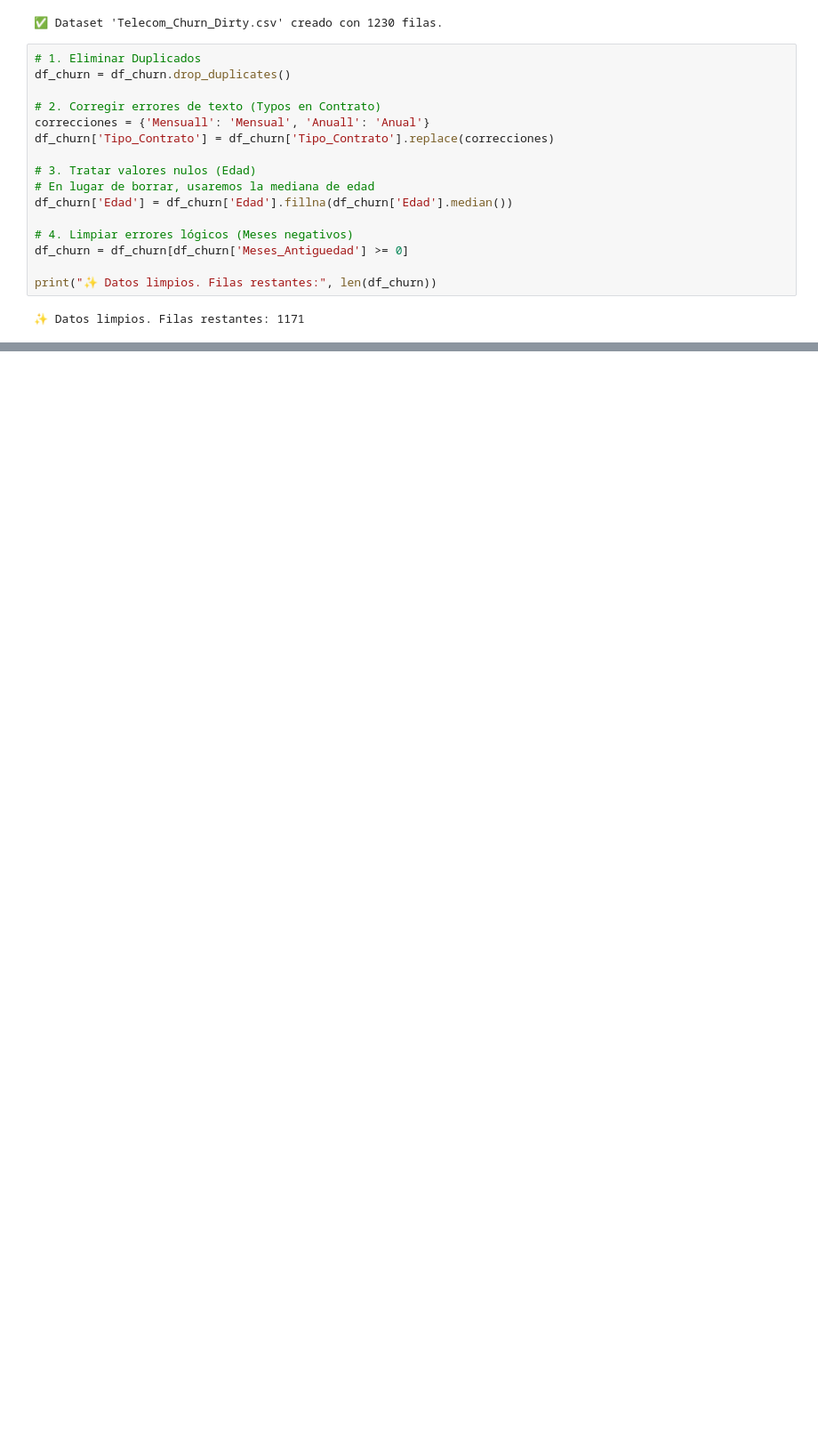
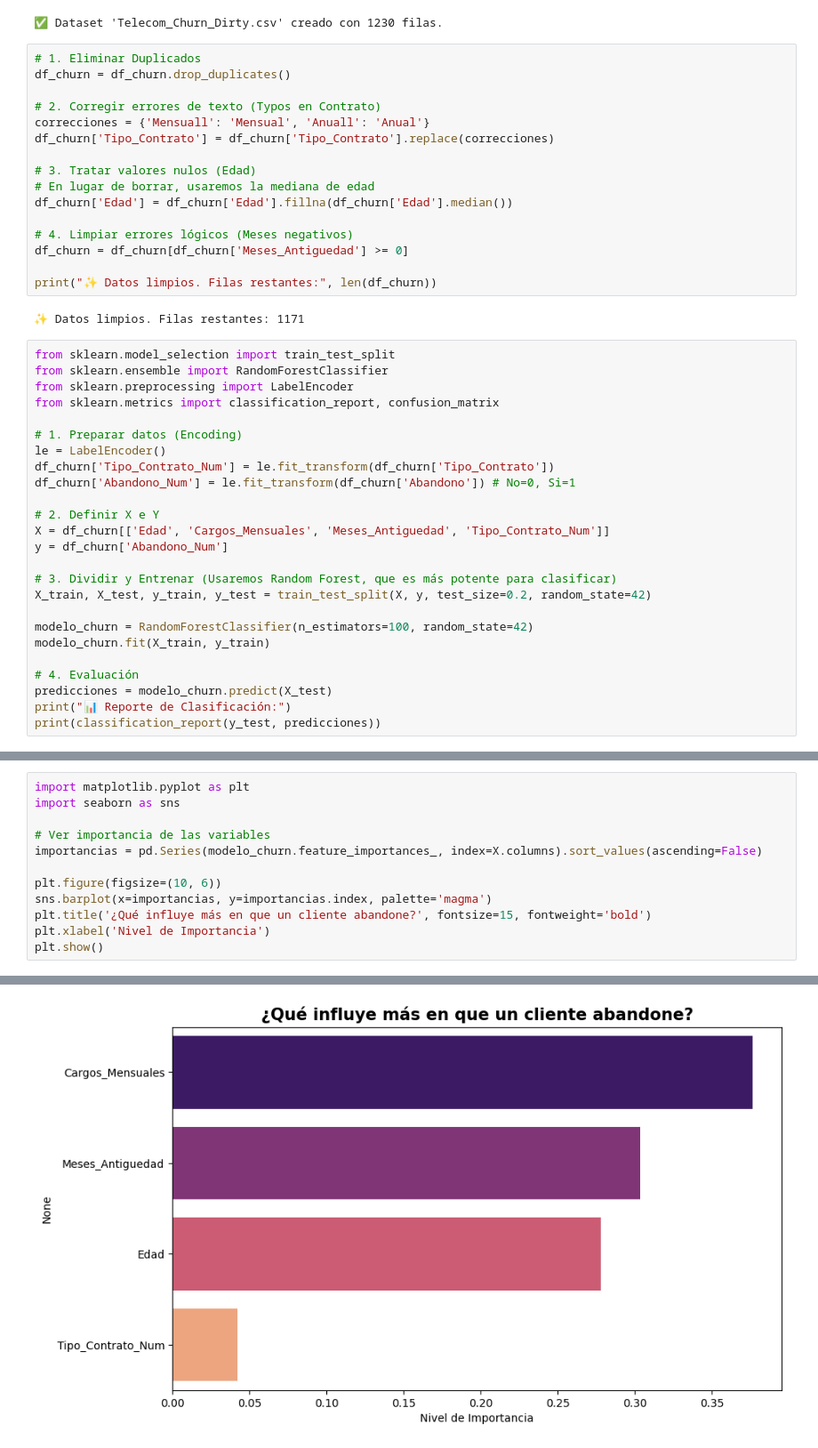
Before and after one commit to javisnes/Analisis-de-Abandono-de-Clientes, a Jupyter notebook: Análisis_de_Abandono_de_Clientes.ipynb, the cells around one changed output, grey strips where cells are left out. Shown at 89% size. Cells and saved outputs as stored; diff of their text form; blank space fills up the shorter version.

```diff
--- a/Análisis_de_Abandono_de_Clientes.ipynb
+++ b/Análisis_de_Abandono_de_Clientes.ipynb
@@ -42,3 +42,28 @@ df_churn = df_churn[df_churn['Meses_Antiguedad'] >= 0]
 print("✨ Datos limpios. Filas restantes:", len(df_churn))
 # %% [output]
 ✨ Datos limpios. Filas restantes: 1171
+# %%
+from sklearn.model_selection import train_test_split
+from sklearn.ensemble import RandomForestClassifier
+from sklearn.preprocessing import LabelEncoder
+from sklearn.metrics import classification_report, confusion_matrix
+
+# 1. Preparar datos (Encoding)
+le = LabelEncoder()
+df_churn['Tipo_Contrato_Num'] = le.fit_transform(df_churn['Tipo_Contrato'])
+df_churn['Abandono_Num'] = le.fit_transform(df_churn['Abandono']) # No=0, Si=1
+
+# 2. Definir X e Y
+X = df_churn[['Edad', 'Cargos_Mensuales', 'Meses_Antiguedad', 'Tipo_Contrato_Num']]
+y = df_churn['Abandono_Num']
+
+# 3. Dividir y Entrenar (Usaremos Random Forest, que es más potente para clasificar)
+X_train, X_test, y_train, y_test = train_test_split(X, y, test_size=0.2, random_state=42)
+
+modelo_churn = RandomForestClassifier(n_estimators=100, random_state=42)
+modelo_churn.fit(X_train, y_train)
+
+# 4. Evaluación
+predicciones = modelo_churn.predict(X_test)
+print("📊 Reporte de Clasificación:")
+print(classification_report(y_test, predicciones))
@@ -44,0 +80,13 @@ print("✨ Datos limpios. Filas restantes:", len(df_churn))
+# %%
+import matplotlib.pyplot as plt
+import seaborn as sns
+
+# Ver importancia de las variables
+importancias = pd.Series(modelo_churn.feature_importances_, index=X.columns).sort_values(ascending=False)
+
+plt.figure(figsize=(10, 6))
+sns.barplot(x=importancias, y=importancias.index, palette='magma')
+plt.title('¿Qué influye más en que un cliente abandone?', fontsize=15, fontweight='bold')
+plt.xlabel('Nivel de Importancia')
+plt.show()
+# %% [output]
@@ -44,0 +96 @@ print("✨ Datos limpios. Filas restantes:", len(df_churn))
+[figure, added]
```
Also changed, not shown: parts of 2 cells of this notebook.
